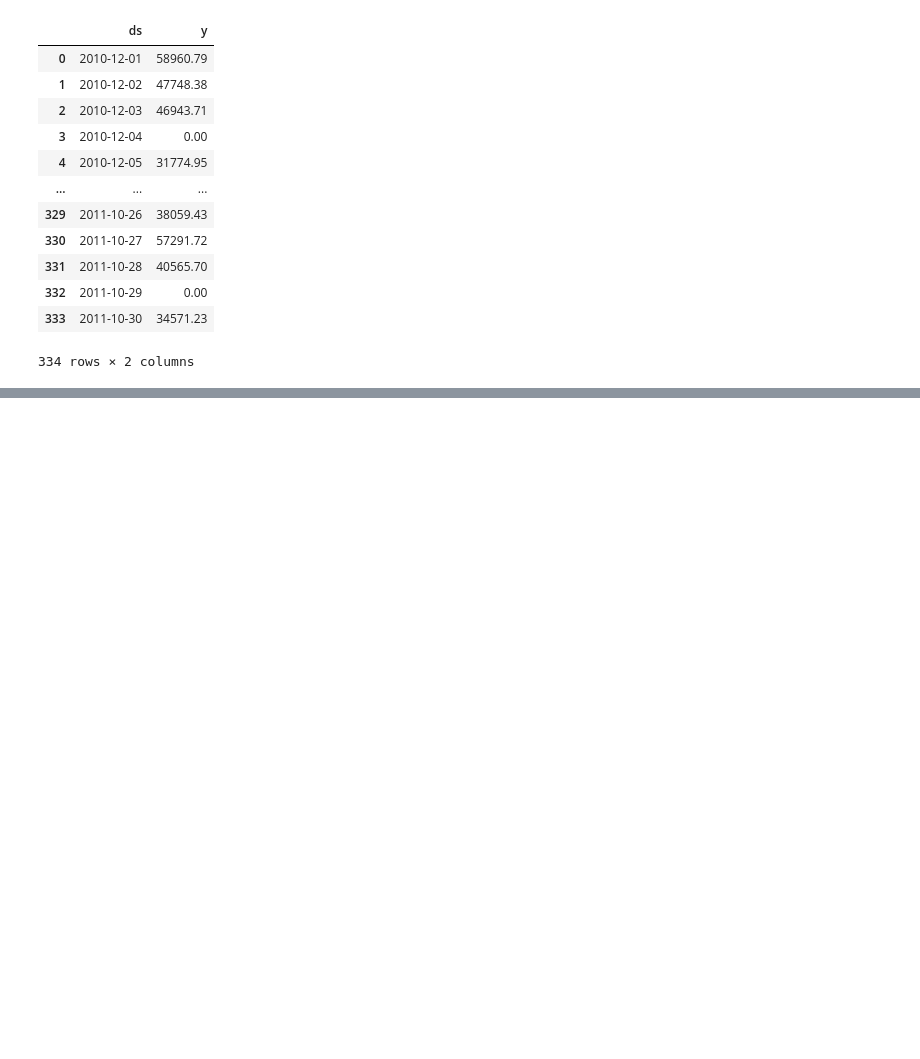
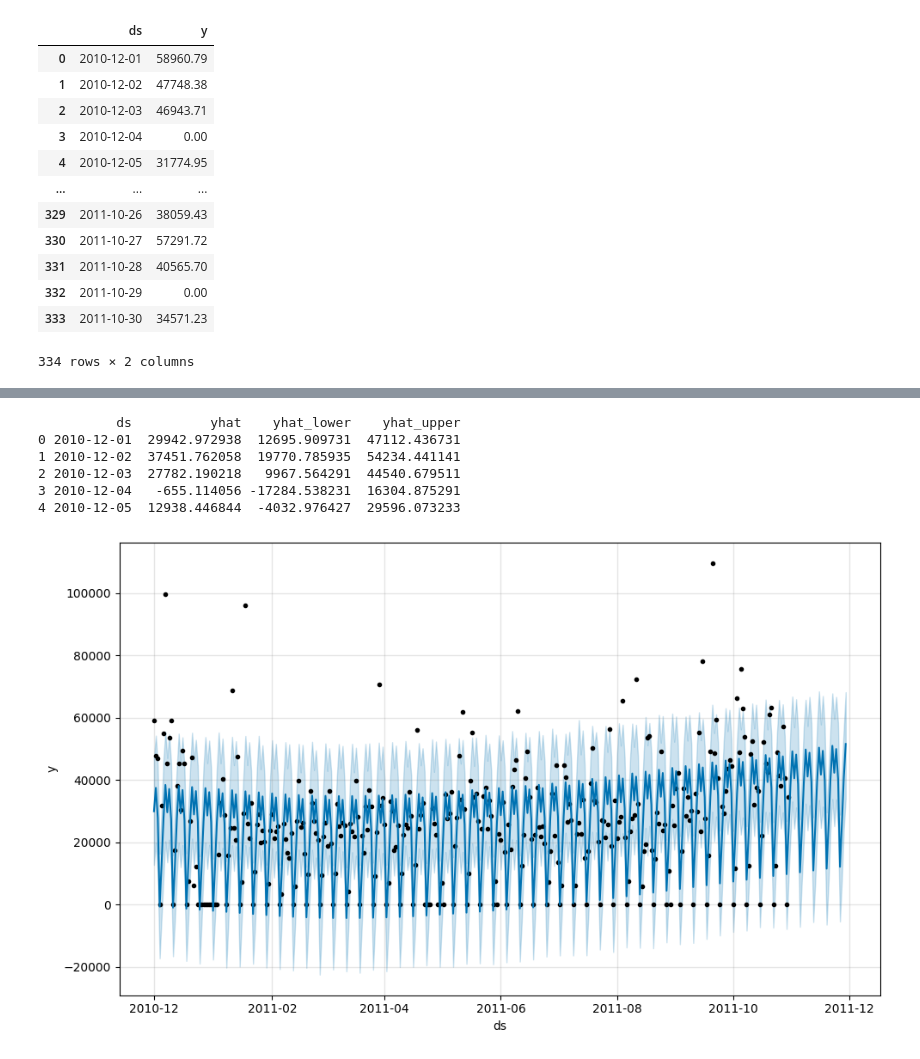
Before and after one commit to ha-es/doit_python, a Jupyter notebook: BDA/하은서73_0528_필수1.ipynb, the cells around one changed output, grey strips where cells are left out. Cells and saved outputs as stored; diff of their text form; code cells hidden in the pictures; blank space fills up the shorter version.

```diff
--- a/BDA/하은서73_0528_필수1.ipynb
+++ b/BDA/하은서73_0528_필수1.ipynb
@@ -224,4 +244,3 @@ train
 # %%
-prophet=Prophet(daily_seasonality=True,
-       growth='linear')
+prophet = Prophet()
 prophet.fit(train)
@@ -227,0 +251,3 @@ prophet.fit(train)
+# %%
+future = prophet.make_future_dataframe(periods=30)
+forecast = prophet.predict(future)
@@ -227,0 +295,12 @@ prophet.fit(train)
+# %%
+print(forecast[['ds','yhat','yhat_lower','yhat_upper']].head())
+prophet.plot(forecast)
+plt.show()
+# %% [output]
+          ds          yhat    yhat_lower    yhat_upper
+0 2010-12-01  29942.972938  12695.909731  47112.436731
+1 2010-12-02  37451.762058  19770.785935  54234.441141
+2 2010-12-03  27782.190218   9967.564291  44540.679511
+3 2010-12-04   -655.114056 -17284.538231  16304.875291
+4 2010-12-05  12938.446844  -4032.976427  29596.073233
+[figure, added]
```
Also changed, not shown: parts of 24 cells of this notebook, 3 other files.
